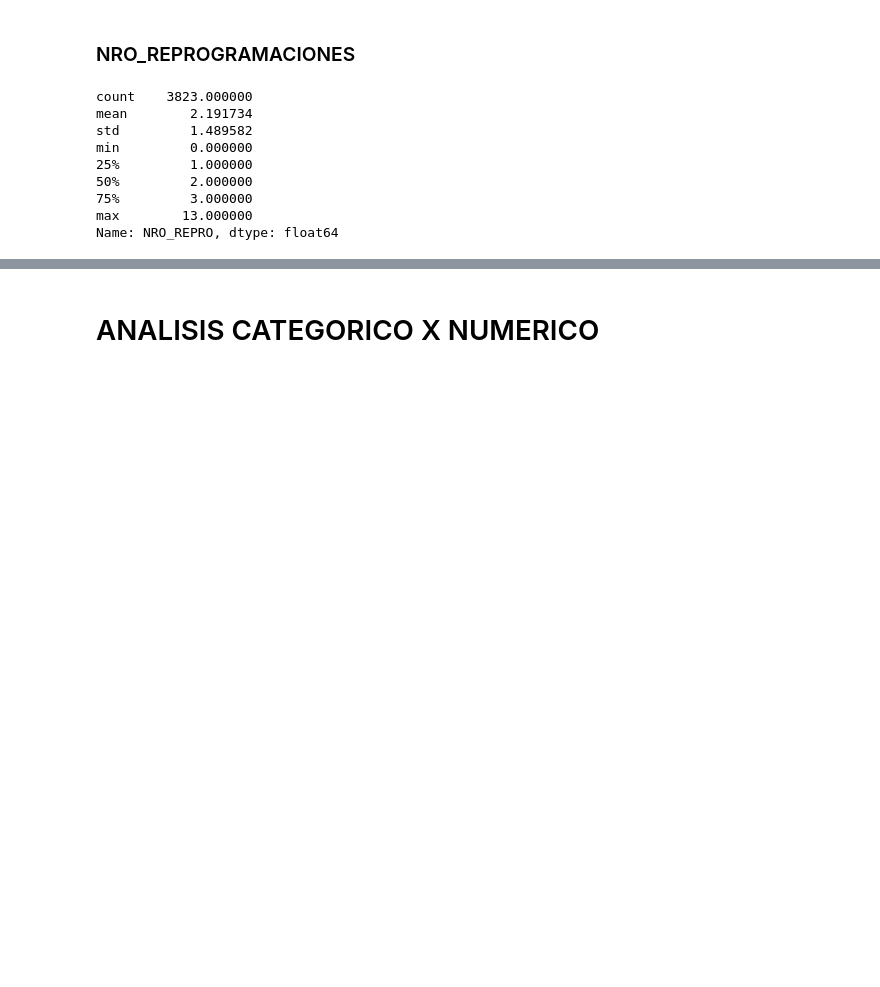
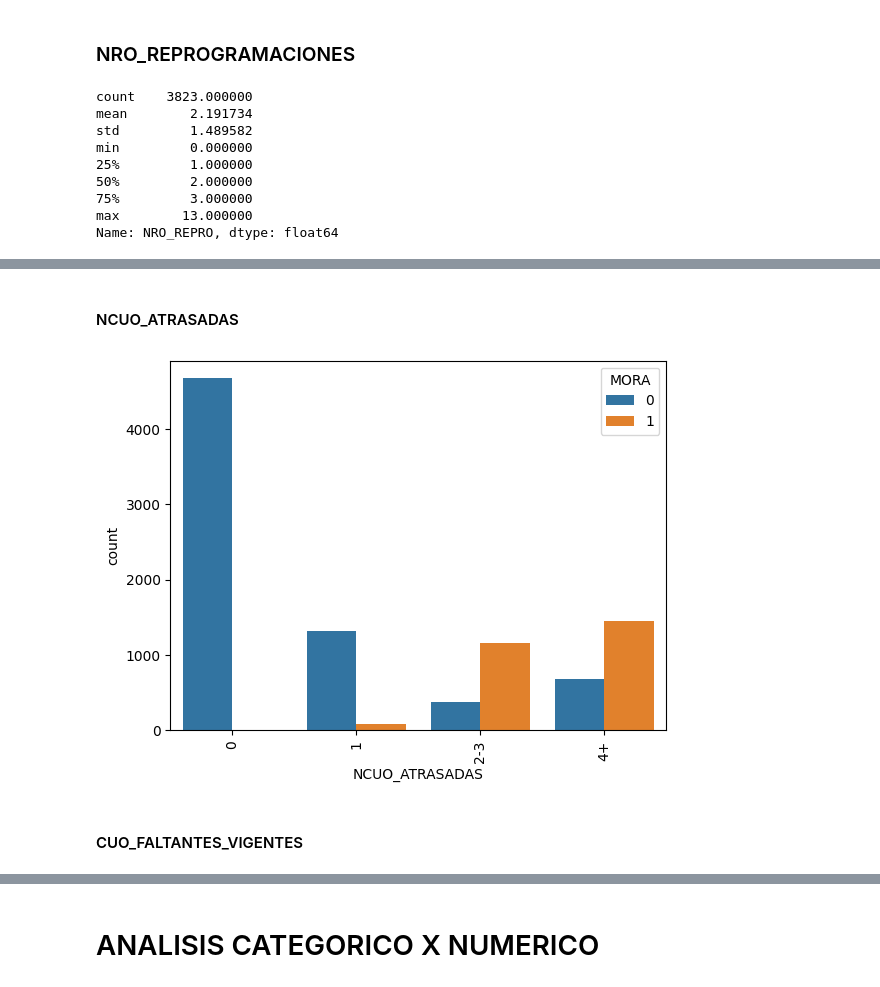
Before and after one commit to AxelSaire/Modelo-de-Riesgo-Crediticio, a Jupyter notebook: CNA.ipynb, the cells around one changed output, grey strips where cells are left out. Cells and saved outputs as stored; diff of their text form; code cells hidden in the pictures; blank space fills up the shorter version.

```diff
--- a/CNA.ipynb
+++ b/CNA.ipynb
@@ -399,0 +603,9 @@ data['IS_REPRO'] = data['NRO_REPRO'].apply(lambda x: 1 if x >= 1 else 0)
+# %% [markdown]
+#### NCUO_ATRASADAS
+# %%
+x = sns.countplot(data, x='NCUO_ATRASADAS', hue='MORA',order=sorted(data['NCUO_ATRASADAS'].unique()))
+x.set_xticklabels(x.get_xticklabels(), rotation=90);
+# %% [output]
+[figure, added]
+# %% [markdown]
+#### CUO_FALTANTES_VIGENTES
```
Also changed, not shown: parts of 87 cells of this notebook.
